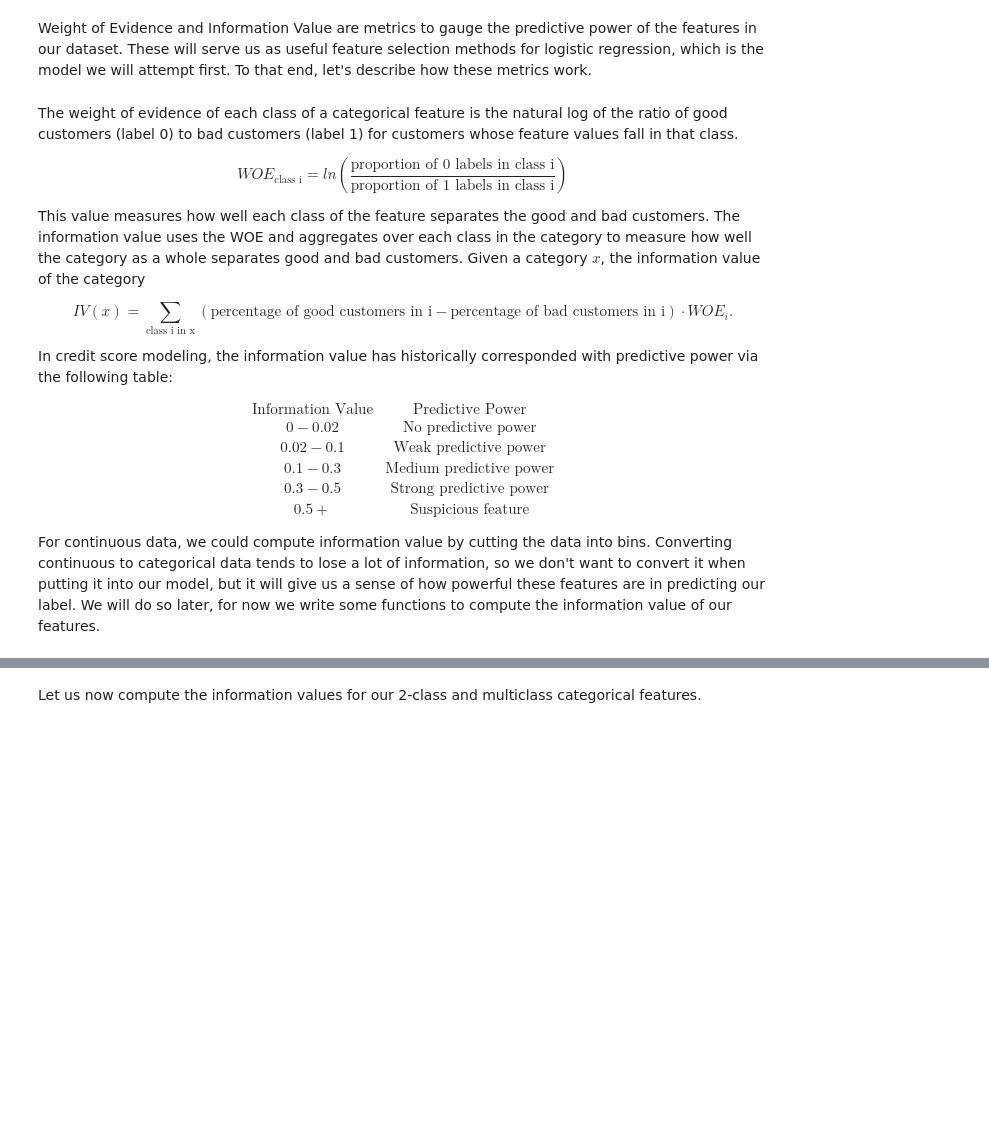
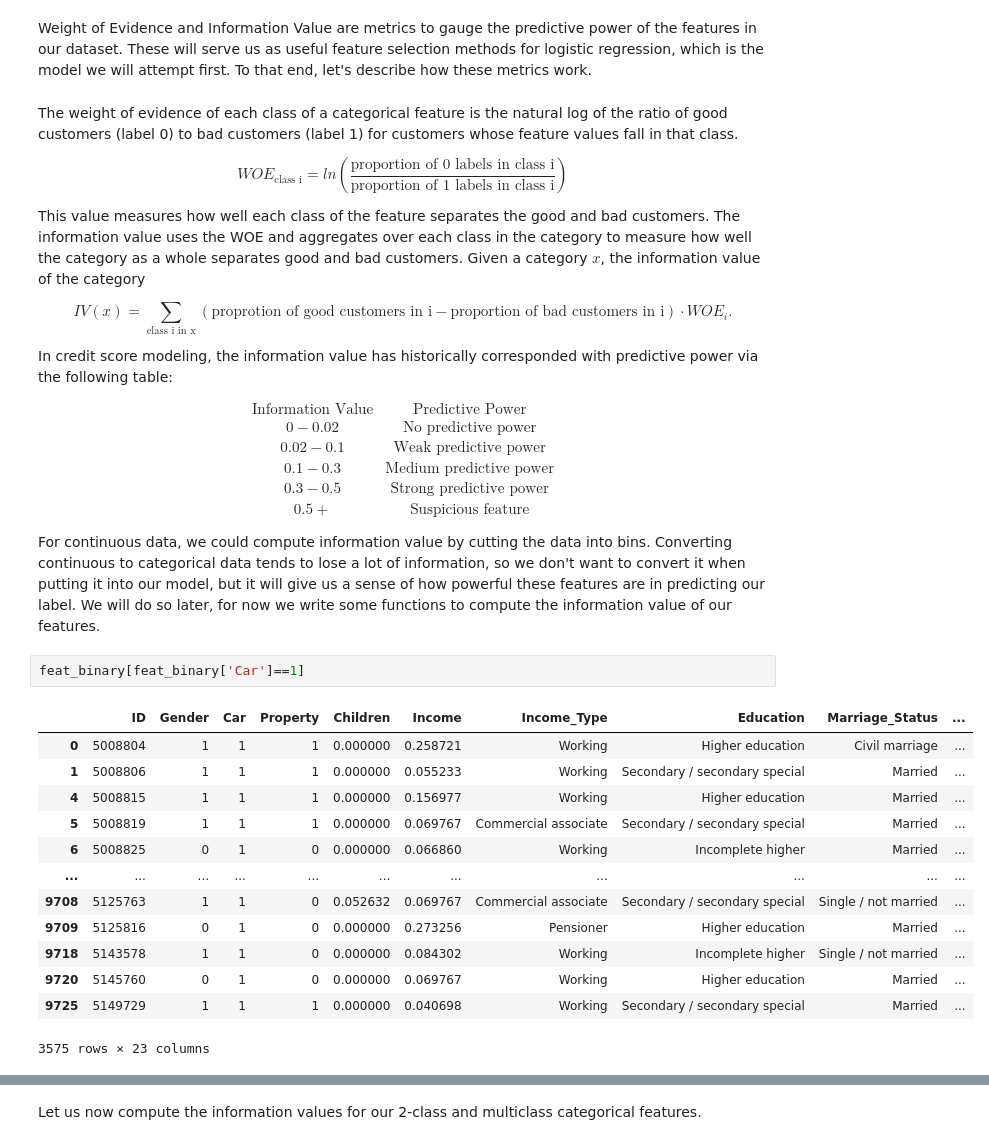
Before and after one commit to SiddharthNVenkatesh/Credit-Score-Model, a Jupyter notebook: Exploratory Data Analysis.ipynb, the cells around one changed output, grey strips where cells are left out. Saved outputs shown, nothing was run; the diff lists cells and outputs as text; blank space fills up the shorter version.

```diff
--- a/Exploratory Data Analysis.ipynb
+++ b/Exploratory Data Analysis.ipynb
@@ -133,7 +133,7 @@ $$ WOE_{\text{class i}} = ln\left(\frac{\text{proportion of 0 labels in class i}
 
 This value measures how well each class of the feature separates the good and bad customers. The information value uses the WOE and aggregates over each class in the category to measure how well the category as a whole separates good and bad customers. Given a category $x$, the information value of the category
 
-$$IV(x) = \displaystyle\sum_{\text{class i in x}} (\text{percentage of good customers in i} - \text{percentage of bad customers in i})\cdot WOE_{i}.$$
+$$IV(x) = \displaystyle\sum_{\text{class i in x}} (\text{proprotion of good customers in i} - \text{proportion of bad customers in i})\cdot WOE_{i}.$$
 
 In credit score modeling, the information value has historically corresponded with predictive power via the following table:
 
@@ -147,6 +147,22 @@ In credit score modeling, the information value has historically corresponded wi
 \end{array}
 
 For continuous data, we could compute information value by cutting the data into bins. Converting continuous to categorical data tends to lose a lot of information, so we don't want to convert it when putting it into our model, but it will give us a sense of how powerful these features are in predicting our label. We will do so later, for now we write some functions to compute the information value of our features.
+# %%
+feat_binary[feat_binary['Car']==1]
+# %% [output]
+|  | ID | Gender | Car | Property | Children | Income | Income_Type | Education | Marriage_Status | ... |
+| 0 | 5008804 | 1 | 1 | 1 | 0.000000 | 0.258721 | Working | Higher education | Civil marriage | ... |
+| 1 | 5008806 | 1 | 1 | 1 | 0.000000 | 0.055233 | Working | Secondary / secondary special | Married | ... |
+| 4 | 5008815 | 1 | 1 | 1 | 0.000000 | 0.156977 | Working | Higher education | Married | ... |
+| 5 | 5008819 | 1 | 1 | 1 | 0.000000 | 0.069767 | Commercial associate | Secondary / secondary special | Married | ... |
+| 6 | 5008825 | 0 | 1 | 0 | 0.000000 | 0.066860 | Working | Incomplete higher | Married | ... |
+| ... | ... | ... | ... | ... | ... | ... | ... | ... | ... | ... |
+| 9708 | 5125763 | 1 | 1 | 0 | 0.052632 | 0.069767 | Commercial associate | Secondary / secondary special | Single / not married | ... |
+| 9709 | 5125816 | 0 | 1 | 0 | 0.000000 | 0.273256 | Pensioner | Higher education | Married | ... |
+| 9718 | 5143578 | 1 | 1 | 0 | 0.000000 | 0.084302 | Working | Incomplete higher | Single / not married | ... |
+| 9720 | 5145760 | 0 | 1 | 0 | 0.000000 | 0.069767 | Working | Higher education | Married | ... |
+| 9725 | 5149729 | 1 | 1 | 1 | 0.000000 | 0.040698 | Working | Secondary / secondary special | Married | ... |
+3575 rows × 23 columns
 # %%
 def LabelDist(feature, feature_class, label='Lifetime', df=feat_binary):
     '''Inputs: A dataframe, a column name representing categorical feature, the name of the label column.
```
Also changed, not shown: parts of 23 cells of this notebook.
